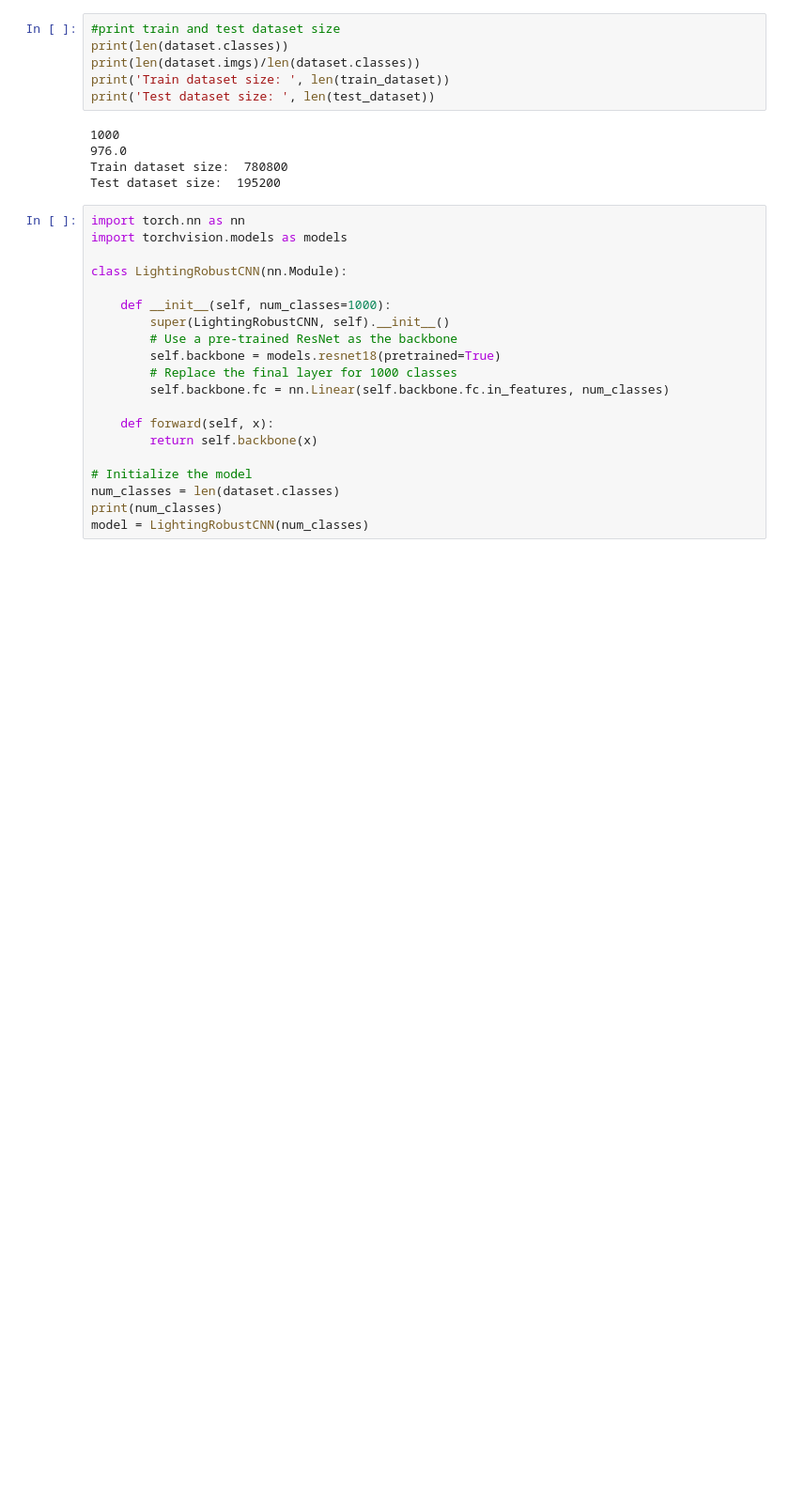
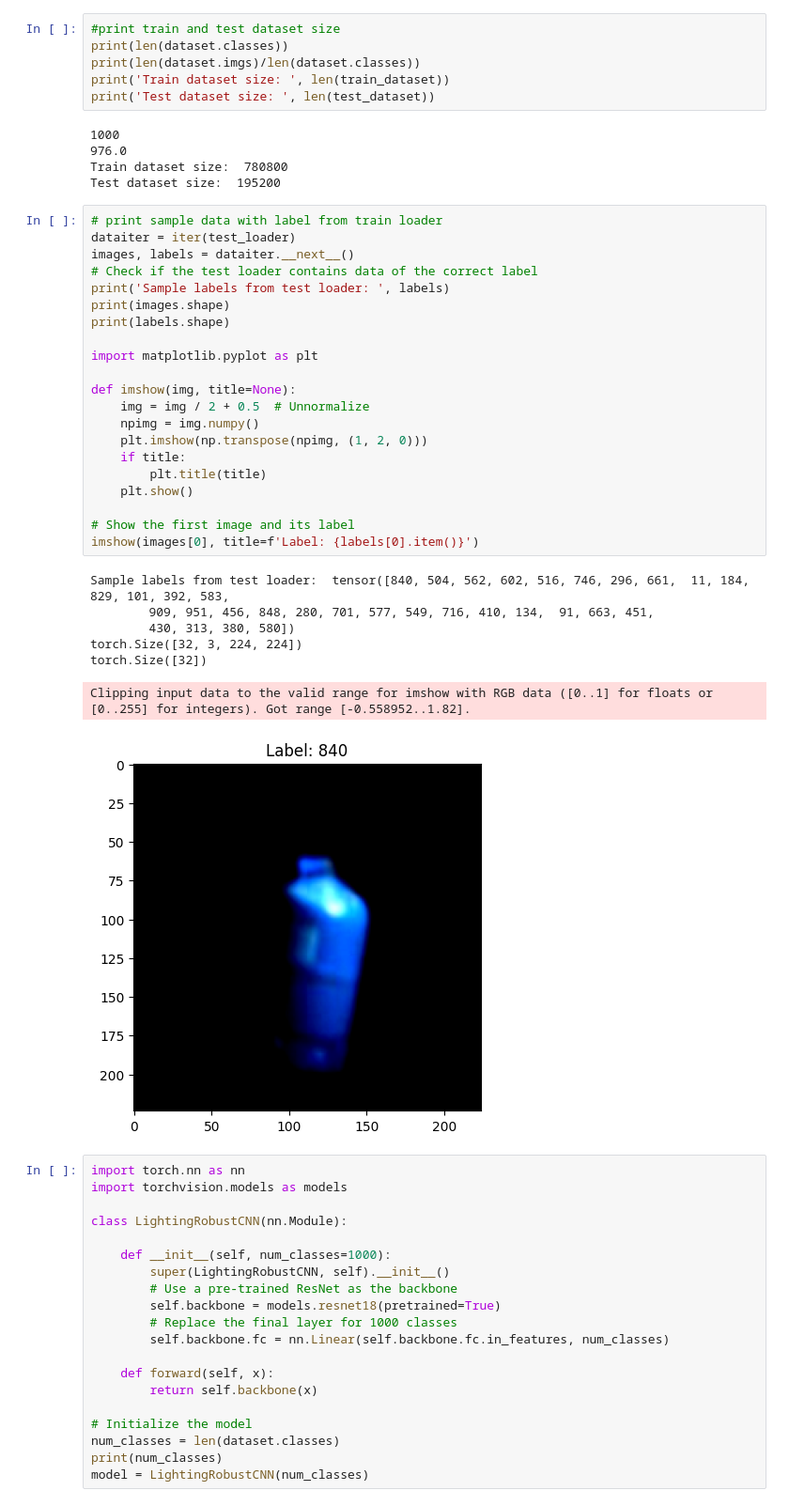
Before and after one commit to Masrafi5628/SIFT, a Jupyter notebook: pyTorchVersion.ipynb, the cells around one changed output. Shown: that part at 94% size. Drawn from its saved outputs; the diff is of its cells as text; blank space fills up the shorter version.

```diff
--- a/pyTorchVersion.ipynb
+++ b/pyTorchVersion.ipynb
@@ -48,6 +48,35 @@ print('Test dataset size: ', len(test_dataset))
 976.0
 Train dataset size:  780800
 Test dataset size:  195200
+# %%
+# print sample data with label from train loader
+dataiter = iter(test_loader)
+images, labels = dataiter.__next__()
+# Check if the test loader contains data of the correct label
+print('Sample labels from test loader: ', labels)
+print(images.shape)
+print(labels.shape)
+
+import matplotlib.pyplot as plt
+
+def imshow(img, title=None):
+    img = img / 2 + 0.5  # Unnormalize
+    npimg = img.numpy()
+    plt.imshow(np.transpose(npimg, (1, 2, 0)))
+    if title:
+        plt.title(title)
+    plt.show()
+
+# Show the first image and its label
+imshow(images[0], title=f'Label: {labels[0].item()}')
+# %% [output]
+Sample labels from test loader:  tensor([840, 504, 562, 602, 516, 746, 296, 661,  11, 184, 829, 101, 392, 583,
+        909, 951, 456, 848, 280, 701, 577, 549, 716, 410, 134,  91, 663, 451,
+        430, 313, 380, 580])
+torch.Size([32, 3, 224, 224])
+torch.Size([32])
+Clipping input data to the valid range for imshow with RGB data ([0..1] for floats or [0..255] for integers). Got range [-0.558952..1.82].
+[figure, added]
 # %%
 import torch.nn as nn
 import torchvision.models as models
```
Also changed, not shown: parts of 7 cells of this notebook, 1 other file.
